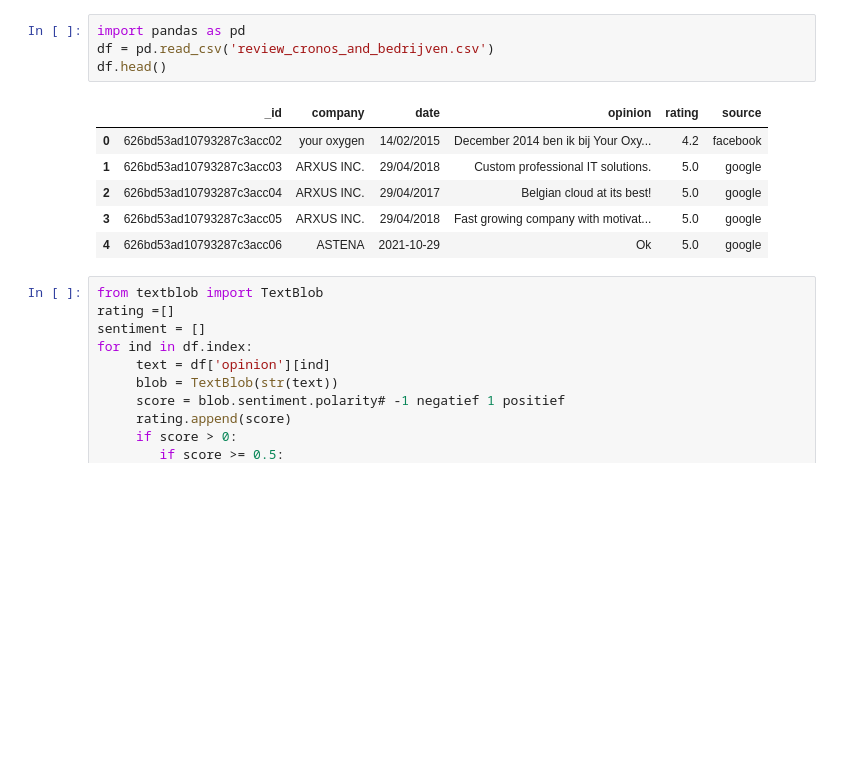
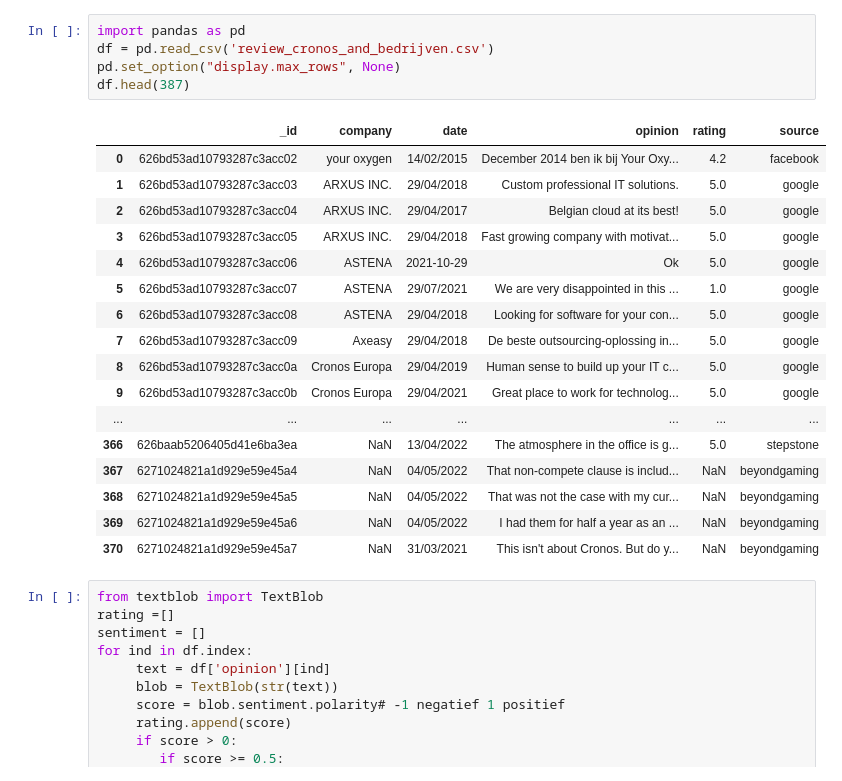
Before and after one commit to davidwong19/cronos-sentiment-analyse, a Jupyter notebook: sentiment_analyse.ipynb, the cells around one changed output. Cells and saved outputs as stored; diff of their text form; blank space fills up the shorter version.

```diff
--- a/sentiment_analyse.ipynb
+++ b/sentiment_analyse.ipynb
@@ -1,14 +1,26 @@
 # %%
 import pandas as pd
 df = pd.read_csv('review_cronos_and_bedrijven.csv')
-df.head()
+pd.set_option("display.max_rows", None)
+df.head(387)
 # %% [output]
 |  | _id | company | date | opinion | rating | source |
 | 0 | 626bd53ad10793287c3acc02 | your oxygen | 14/02/2015 | December 2014 ben ik bij Your Oxy... | 4.2 | facebook |
 | 1 | 626bd53ad10793287c3acc03 | ARXUS INC. | 29/04/2018 | Custom professional IT solutions. | 5.0 | google |
 | 2 | 626bd53ad10793287c3acc04 | ARXUS INC. | 29/04/2017 | Belgian cloud at its best! | 5.0 | google |
 | 3 | 626bd53ad10793287c3acc05 | ARXUS INC. | 29/04/2018 | Fast growing company with motivat... | 5.0 | google |
 | 4 | 626bd53ad10793287c3acc06 | ASTENA | 2021-10-29 | Ok | 5.0 | google |
+| 5 | 626bd53ad10793287c3acc07 | ASTENA | 29/07/2021 | We are very disappointed in this ... | 1.0 | google |
+| 6 | 626bd53ad10793287c3acc08 | ASTENA | 29/04/2018 | Looking for software for your con... | 5.0 | google |
+| 7 | 626bd53ad10793287c3acc09 | Axeasy | 29/04/2018 | De beste outsourcing-oplossing in... | 5.0 | google |
+| 8 | 626bd53ad10793287c3acc0a | Cronos Europa | 29/04/2019 | Human sense to build up your IT c... | 5.0 | google |
+| 9 | 626bd53ad10793287c3acc0b | Cronos Europa | 29/04/2021 | Great place to work for technolog... | 5.0 | google |
+| ... | ... | ... | ... | ... | ... | ... |
+| 366 | 626baab5206405d41e6ba3ea | NaN | 13/04/2022 | The atmosphere in the office is g... | 5.0 | stepstone |
+| 367 | 6271024821a1d929e59e45a4 | NaN | 04/05/2022 | That non-compete clause is includ... | NaN | beyondgaming |
+| 368 | 6271024821a1d929e59e45a5 | NaN | 04/05/2022 | That was not the case with my cur... | NaN | beyondgaming |
+| 369 | 6271024821a1d929e59e45a6 | NaN | 04/05/2022 | I had them for half a year as an ... | NaN | beyondgaming |
+| 370 | 6271024821a1d929e59e45a7 | NaN | 31/03/2021 | This isn't about Cronos. But do y... | NaN | beyondgaming |
 # %%
 from textblob import TextBlob
 rating =[]
```
